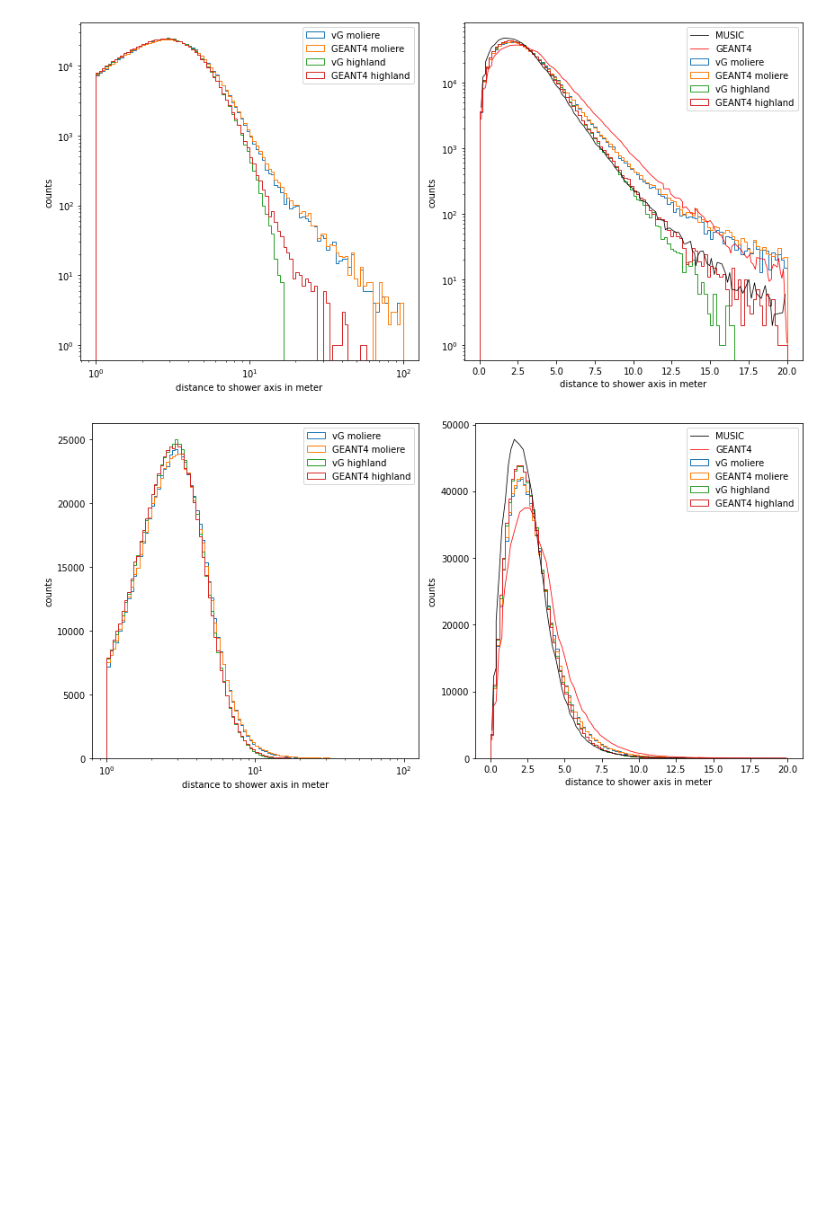
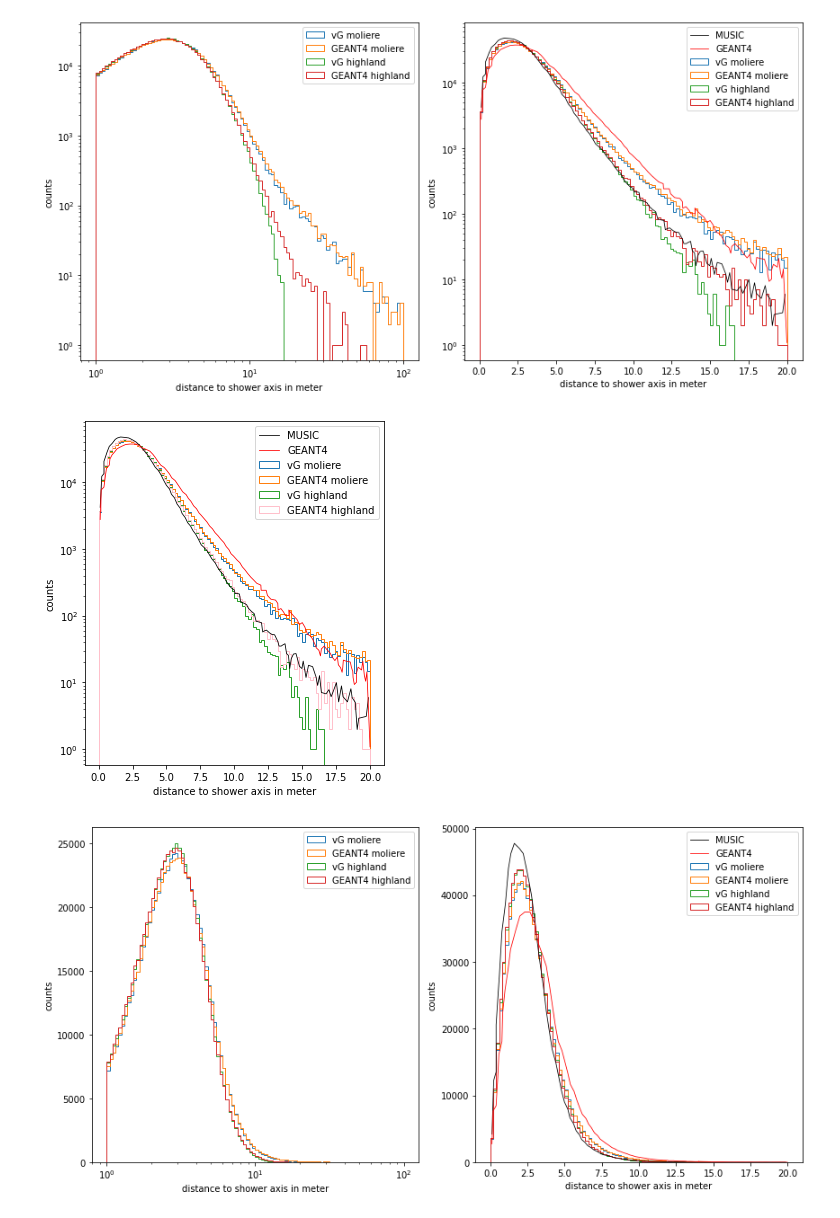
Before and after one commit to pascalgutjahr/muon-deflection-paper, a Jupyter notebook: deflection/compare_MUSIC.ipynb, the cells around one changed output. Saved outputs shown, nothing was run; the diff lists cells and outputs as text; code cells hidden in the pictures; blank space fills up the shorter version.

```diff
--- a/deflection/compare_MUSIC.ipynb
+++ b/deflection/compare_MUSIC.ipynb
@@ -284,6 +311,38 @@ if save_plot:
     plt.savefig(plot_dir + '{}_{}_{}events_distance_showeraxis_only3km.pdf'.format(energy_name(E_i), energy_name(E_f), n_events))
 # %% [output]
 [figure]
+# %%
+# Distance to shower axis
+
+plt.figure(figsize=(5, 5.5))
+
+d_shower_moliere = np.sqrt(df_moliere.x_f**2 + df_moliere.y_f**2) / 1e2 # in meter
+d_shower_GEANT4_moliere = np.sqrt(df_GEANT4_moliere.x_f**2 + df_GEANT4_moliere.y_f**2) / 1e2 # in meter
+d_shower_highland = np.sqrt(df_highland.x_f**2 + df_highland.y_f**2) / 1e2 # in meter
+d_shower_GEANT4_highland = np.sqrt(df_GEANT4_highland.x_f**2 + df_GEANT4_highland.y_f**2) / 1e2 # in meter
+
+bins = np.linspace(0, 20, 101)
+plt.hist(d_shower_moliere[df_moliere.distances==3e3], bins=bins, histtype='step', label='vG moliere')
+plt.hist(d_shower_GEANT4_moliere[df_GEANT4_moliere.distances==3e3], bins=bins, histtype='step', label='GEANT4 moliere')
+plt.hist(d_shower_highland[df_highland.distances==3e3], bins=bins, histtype='step', label='vG highland')
+plt.hist(d_shower_GEANT4_highland[df_GEANT4_highland.distances==3e3], bins=bins, color='pink', histtype='step', label='GEANT4 highland')
+
+plt.yscale('log')
+plt.xlabel('distance to shower axis in meter')
+plt.ylabel('counts')
+
+
+plt.plot(df_MUSIC['d_shower'], df_MUSIC['counts'], color='black', linewidth=0.8, label='MUSIC')
+plt.plot(df_GEANT4['d_shower'], df_GEANT4['counts'], color='red', linewidth=0.8, label='GEANT4')
+
+plt.legend(loc='upper right')
+
+
+plt.tight_layout()
+if save_plot:
+    plt.savefig(plot_dir + '{}_{}_{}events_distance_showeraxis_only3km_20m.pdf'.format(energy_name(E_i), energy_name(E_f), n_events))
+# %% [output]
+[figure, added]
 # %%
 # Distance to shower axis
 fig, ax = plt.subplots(1, 2, figsize=(12, 6))
```
Also changed, not shown: parts of 1 cell of this notebook, 1 other file.
